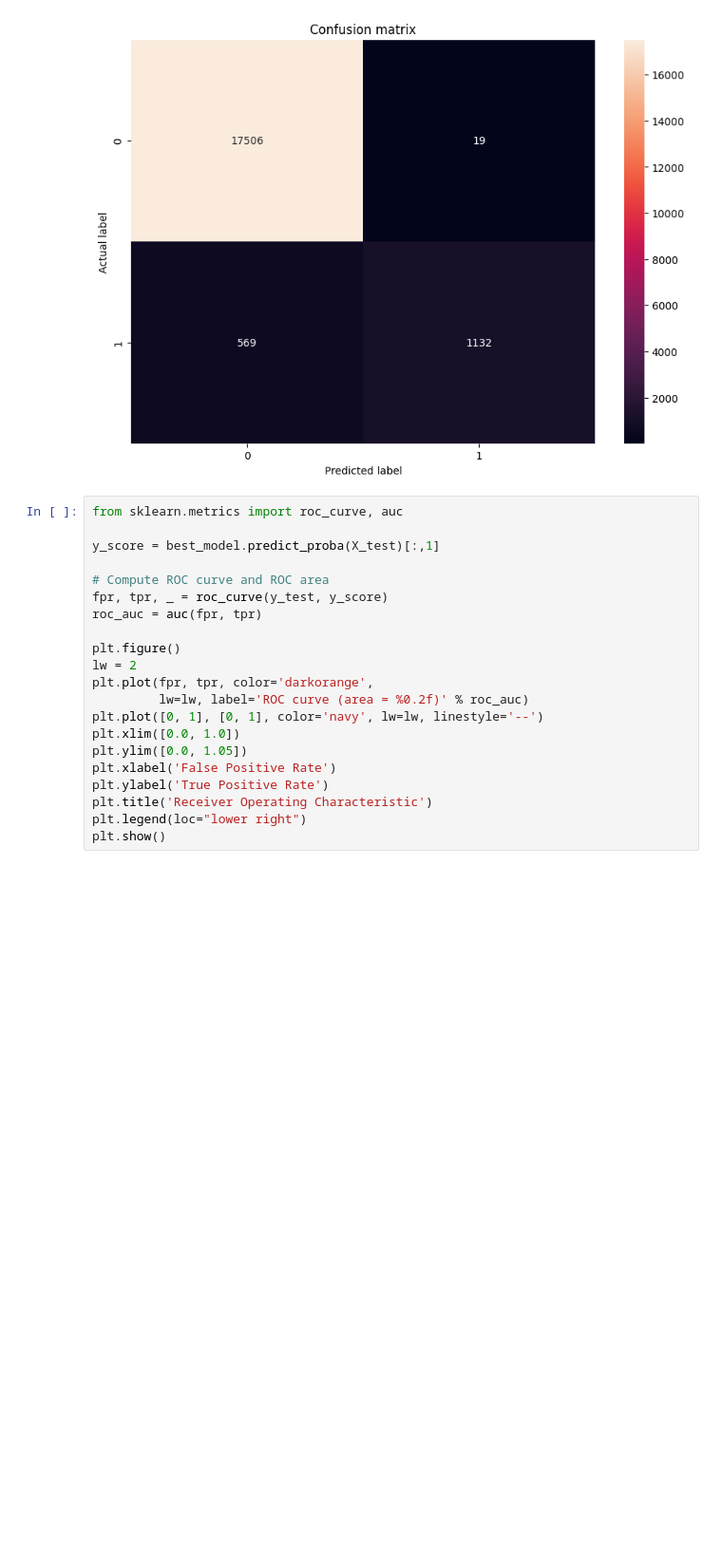
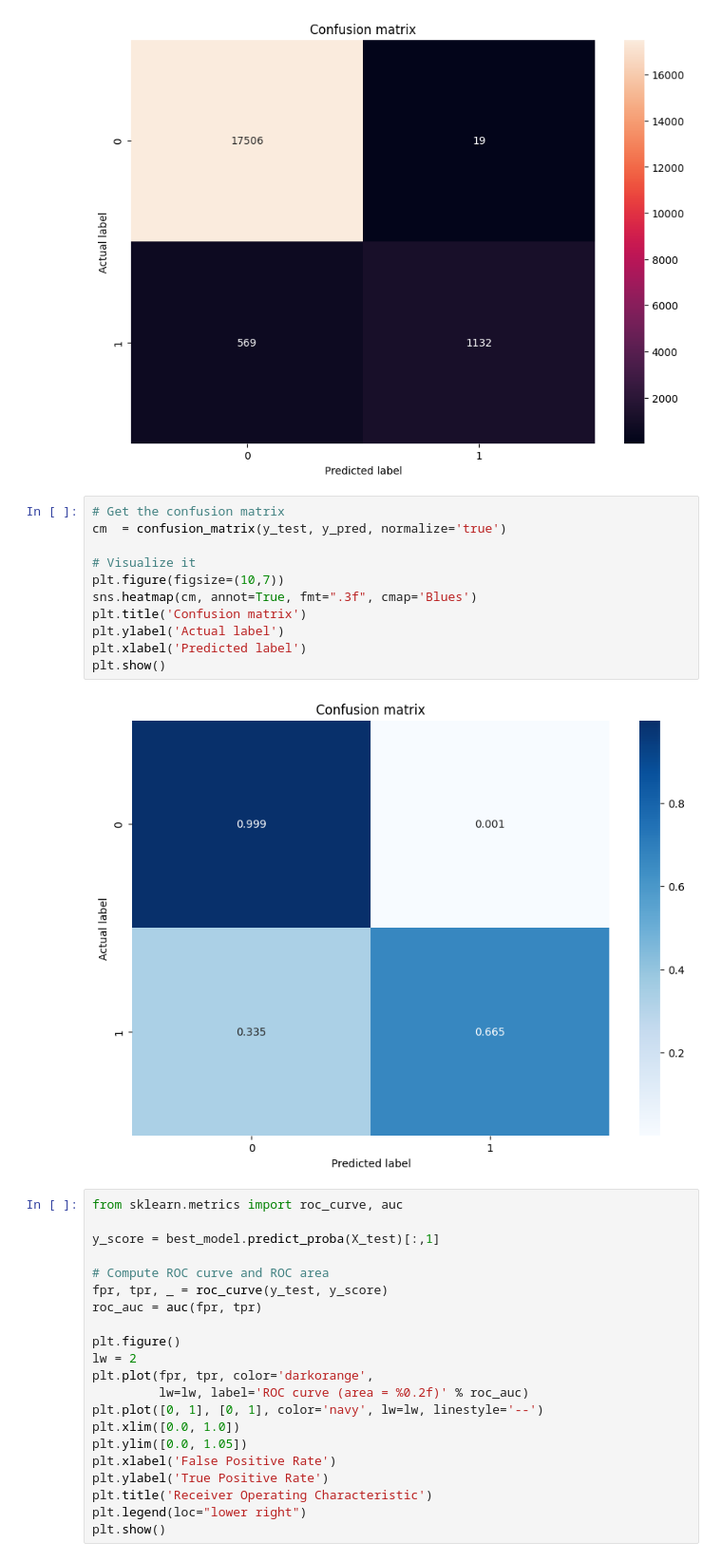
Before and after one commit to shirin-25/Python_labs, a Jupyter notebook: main.ipynb, the cells around one changed output. Shown at 95% size. Drawn from its saved outputs; the diff is of its cells as text; blank space fills up the shorter version.

```diff
--- a/main.ipynb
+++ b/main.ipynb
@@ -634,6 +634,19 @@ plt.xlabel('Predicted label')
 plt.show()
 # %% [output]
 [figure]
+# %%
+# Get the confusion matrix
+cm  = confusion_matrix(y_test, y_pred, normalize='true')
+
+# Visualize it
+plt.figure(figsize=(10,7))
+sns.heatmap(cm, annot=True, fmt=".3f", cmap='Blues')
+plt.title('Confusion matrix')
+plt.ylabel('Actual label')
+plt.xlabel('Predicted label')
+plt.show()
+# %% [output]
+[figure, added]
 # %%
 from sklearn.metrics import roc_curve, auc
 
```
Also changed, not shown: parts of 3 cells of this notebook.
